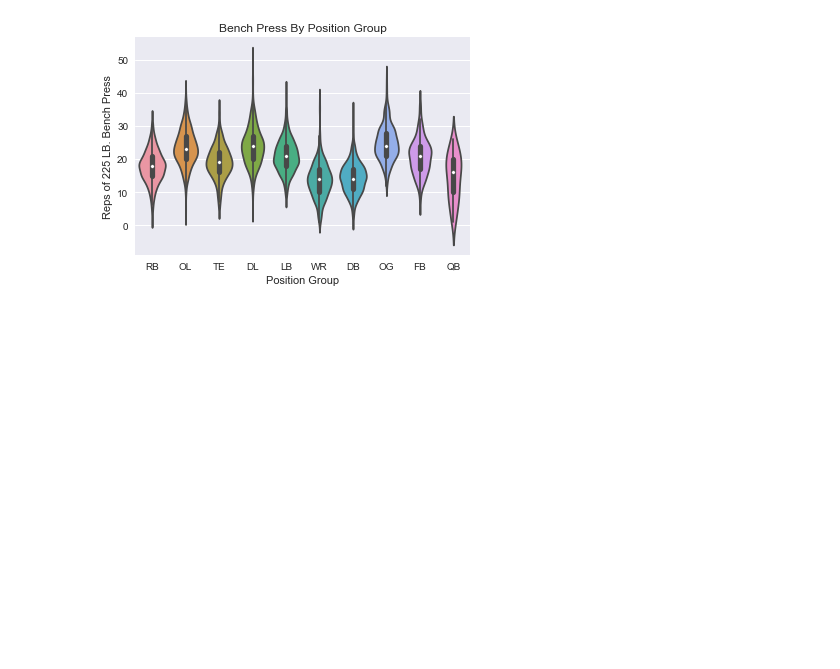
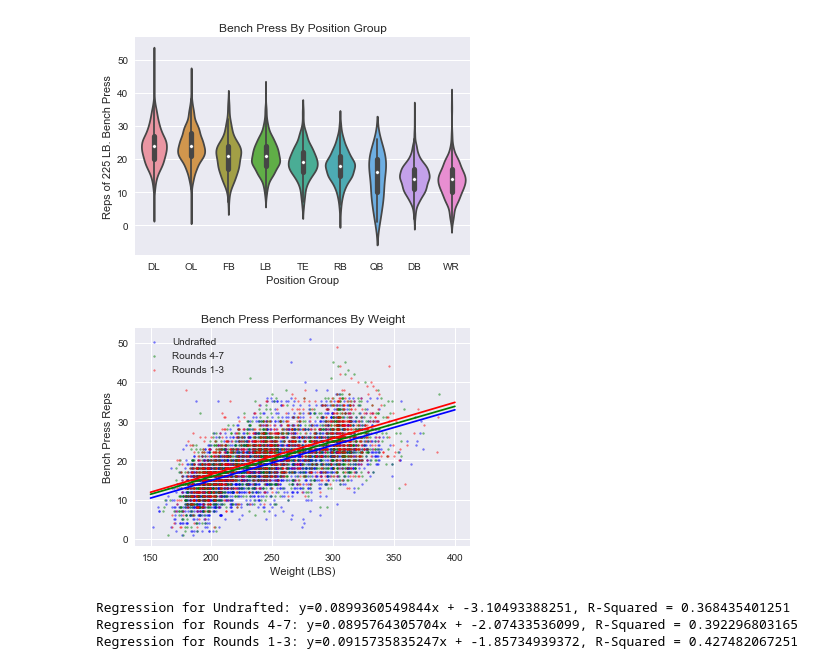
Before and after one commit to pdkim1208/Springboard, a Jupyter notebook: CapstoneProject1.ipynb, the cells around one changed output. Drawn from its saved outputs; the diff is of its cells as text; code cells hidden in the pictures; blank space fills up the shorter version.

```diff
--- a/CapstoneProject1.ipynb
+++ b/CapstoneProject1.ipynb
@@ -138,13 +642,70 @@ Regression for Rounds 1-3: y =0.00549876171543x + 3.407507269
 # %%
-#Create a violinplot for bench press, grouped by position
+#Create a violinplot for bench press (number of reps at 225 lbs), grouped by position
 bench_press_df_pos = df_joined[['Pos', 'Bench_Press']].dropna()
 
 sns.set()
-_ = sns.violinplot('Pos', 'Bench_Press', data = bench_press_df_pos)
+_ = sns.violinplot('Pos', 'Bench_Press', data = bench_press_df_pos, order = ['DL', 'OL', 'FB', 'LB', 'TE', 'RB', 'QB', 'DB', 'WR'])
 _ = plt.xlabel('Position Group')
 _ = plt.ylabel('Reps of 225 LB. Bench Press')
 _ = plt.title('Bench Press By Position Group')
 _ = plt.show()
 # %% [output]
-[figure, old version]
+[figure, new version]
+# %%
+#Create a scatterplot of bench press reps against weight, split by Round dimension (Undrafted, Rounds 4-7, Rounds 1-3)
+
+bench_press_df_weight_13 = df_joined[['Weight', 'Bench_Press', 'Rnd']].dropna()
+bench_press_df_weight_13 = bench_press_df_weight_13[bench_press_df_weight_13['Rnd'] == '1-3']
+
+bench_press_df_weight_47 = df_joined[['Weight', 'Bench_Press', 'Rnd']].dropna()
+bench_press_df_weight_47 = bench_press_df_weight_47[bench_press_df_weight_47['Rnd'] == '4-7']
+
+bench_press_df_weight_Undrafted = df_joined[['Weight', 'Bench_Press', 'Rnd']].dropna()
+bench_press_df_weight_Undrafted = bench_press_df_weight_Undrafted[bench_press_df_weight_Undrafted['Rnd'] == 'Undrafted']
+
+
+#calculate regression lines for all 3 groups
+x = np.array([150,400])
+m_Undrafted, b_Undrafted = np.polyfit(bench_press_df_weight_Undrafted['Weight'], bench_press_df_weight_Undrafted['Bench_Press'], deg=1)
+m_47, b_47 = np.polyfit(bench_press_df_weight_47['Weight'], bench_press_df_weight_47['Bench_Press'], deg=1)
+m_13, b_13 = np.polyfit(bench_press_df_weight_13['Weight'], bench_press_df_weight_13['Bench_Press'], deg=1)
+
+
+#calculate R squared of each group
+def rsquared(x, y):
+
+    slope, intercept, r_value, p_value, std_err = stats.linregress(x, y)
+    return r_value**2
+
+bench_press_rsquared_Undrafted = rsquared(bench_press_df_weight_Undrafted['Weight'], bench_press_df_weight_Undrafted['Bench_Press'])
+bench_press_rsquared_47 = rsquared(bench_press_df_weight_47['Weight'], bench_press_df_weight_47['Bench_Press'])
+bench_press_rsquared_13 = rsquared(bench_press_df_weight_13['Weight'], bench_press_df_weight_13['Bench_Press'])
+
+
+#plotting regression lines
+_ = plt.plot(x, m_Undrafted*x + b_Undrafted, color = 'blue')
+_ = plt.plot(x, m_47*x + b_47, color = 'green')
+_ = plt.plot(x, m_13*x + b_13, color = 'red')
+
+
+#scatterplots in different colors for different round groups
+blue = plt.scatter('Weight', 'Bench_Press', data = bench_press_df_weight_Undrafted, color = 'b', marker='.', alpha = 0.5, s=15)
+green = plt.scatter('Weight', 'Bench_Press', data = bench_press_df_weight_47, color = 'g', marker='.', alpha = 0.5, s=15)
+red = plt.scatter('Weight', 'Bench_Press', data = bench_press_df_weight_13, color = 'r', marker='.', alpha = 0.5, s=13)
+_ = plt.xlabel('Weight (LBS)')
+_ = plt.ylabel('Bench Press Reps')
+_ = plt.title('Bench Press Performances By Weight')
+plt.legend([blue, green, red], ['Undrafted', 'Rounds 4-7', 'Rounds 1-3'])
+
+plt.show()
+
+#print regression formulas
+print('Regression for Undrafted: y=' + str(m_Undrafted) + 'x + ' + str(b_Undrafted) + ', R-Squared = ' + str(bench_press_rsquared_Undrafted))
+print('Regression for Rounds 4-7: y=' + str(m_47) + 'x + ' + str(b_47) + ', R-Squared = ' + str(bench_press_rsquared_47))
+print('Regression for Rounds 1-3: y=' + str(m_13) + 'x + ' + str(b_13) + ', R-Squared = ' + str(bench_press_rsquared_13))
+# %% [output]
+[figure, added]
+Regression for Undrafted: y=0.0899360549844x + -3.10493388251, R-Squared = 0.368435401251
+Regression for Rounds 4-7: y=0.0895764305704x + -2.07433536099, R-Squared = 0.392296803165
+Regression for Rounds 1-3: y=0.0915735835247x + -1.85734939372, R-Squared = 0.427482067251
 # %%
```
Also changed, not shown: parts of 24 cells of this notebook.
